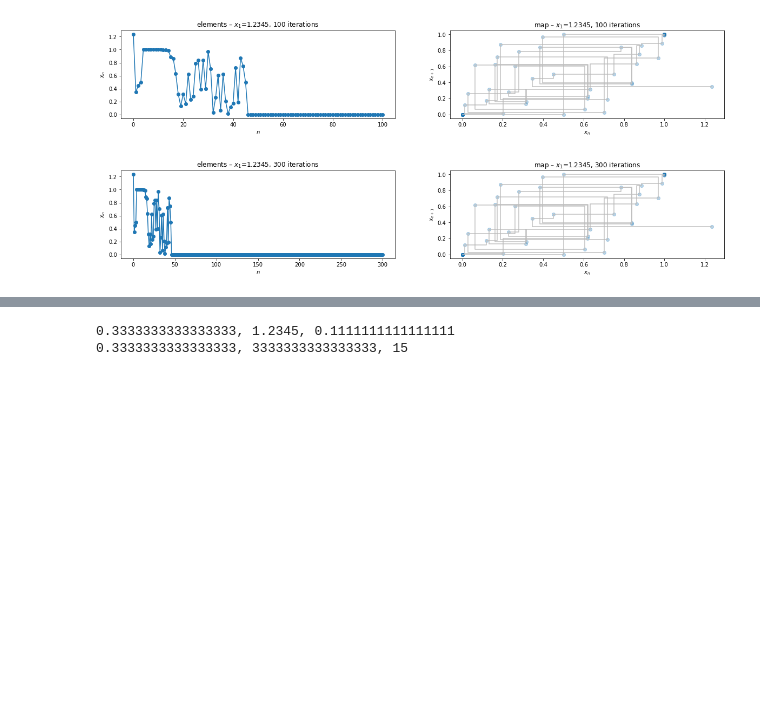
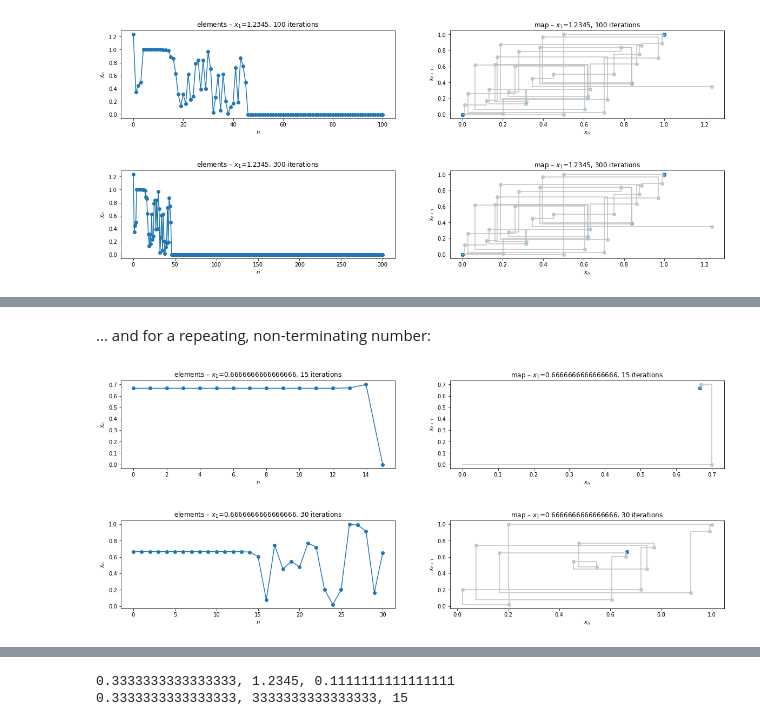
Before and after one commit to mimmphi/Physics-212, a Jupyter notebook: 10.3.7.ipynb, the cells around one changed output, grey strips where cells are left out. Drawn from its saved outputs; the diff is of its cells as text; code cells hidden in the pictures; blank space fills up the shorter version.

```diff
--- a/10.3.7.ipynb
+++ b/10.3.7.ipynb
@@ -222,0 +260,11 @@ So, reading into the full extent of the number as defined by the computer is goi
+# %% [markdown]
+... and for a repeating, non-terminating number:
+# %%
+# a function to generate a number of repeating digits
+rep = lambda n: n * 1/9
+
+dec_shift_map(si = rep(n=6), rounded=True)
+dec_shift_map(si = rep(n=6), rounded=False, stop=30)
+# %% [output]
+[figure, added]
+[figure, added]
```
Also changed, not shown: parts of 18 cells of this notebook.
